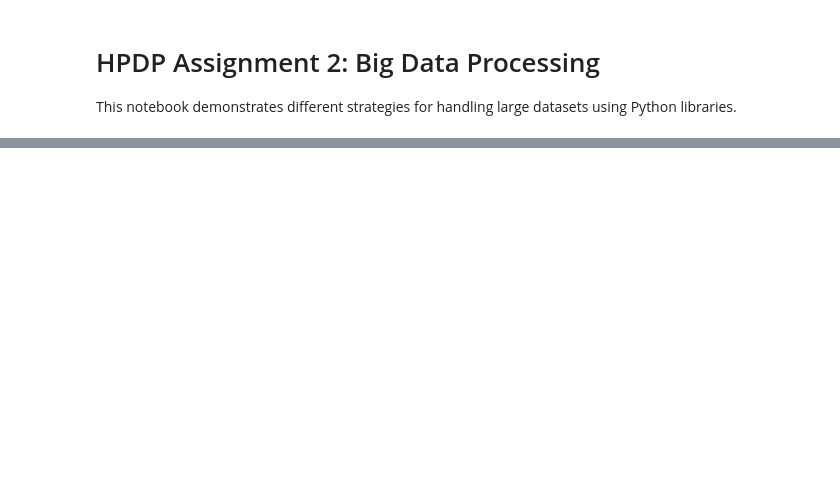
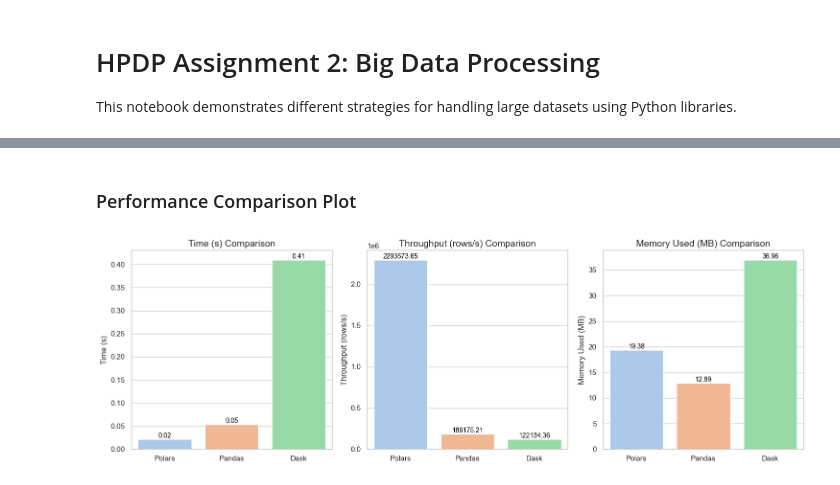
Before and after one commit to Jingyong14/HPDP02, a Jupyter notebook: 2425/assignment/asgn2/submission/Group_JSON/HPDP_Assignment_2.ipynb, the cells around one changed output, grey strips where cells are left out. Drawn from its saved outputs; the diff is of its cells as text; code cells hidden in the pictures; blank space fills up the shorter version.

```diff
--- a/2425/assignment/asgn2/submission/Group_JSON/HPDP_Assignment_2.ipynb
+++ b/2425/assignment/asgn2/submission/Group_JSON/HPDP_Assignment_2.ipynb
@@ -137,3 +203,5 @@ except Exception as e:
+# %% [markdown]
+### Performance Comparison Plot
 # %%
 import polars as pl
 import pandas as pd
@@ -152,33 +220,35 @@ def plot_results(results):
     metrics = ["Time (s)", "Throughput (rows/s)", "Memory Used (MB)"]
     palette = sns.color_palette("pastel", n_colors=len(results_df['Method'].unique()))
 
     # Create a single row of 3 subplots
-    fig, axes = plt.subplots(1, 3, figsize=(12,4))
+    fig, axes = plt.subplots(1, 3, figsize=(15, 5))
 
     for i, metric in enumerate(metrics):
         ax = axes[i]
         sns.barplot(
             x="Method", y=metric, hue="Method", legend=False,
             data=results_df, palette=palette, ax=ax
         )
 
         # Add values on top of the bars
         for p in ax.patches:
             ax.annotate(f'{p.get_height():.2f}',
                         (p.get_x() + p.get_width() / 2., p.get_height()),
                         ha='center', va='center', fontsize=10, color='black',
                         xytext=(0, 5), textcoords='offset points')
 
         ax.set_title(f"{metric} Comparison", fontsize=14)
         ax.set_xlabel("")
         ax.set_ylabel(metric)
 
     plt.tight_layout()
     plt.show()
 
 
-# Collect all results
-results = [polar_result, pandas_result]
+# Collect all results - now including Dask performance
+results = [polar_result, pandas_result, dask_result]
 
 # Plot results
 plot_results(results)
+# %% [output]
+[figure, added]
```
Also changed, not shown: parts of 10 cells of this notebook.
